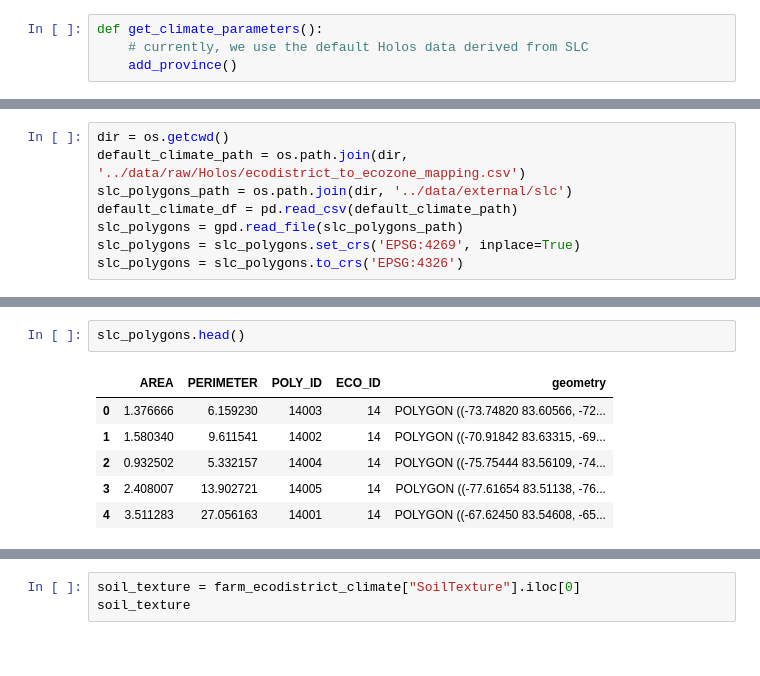
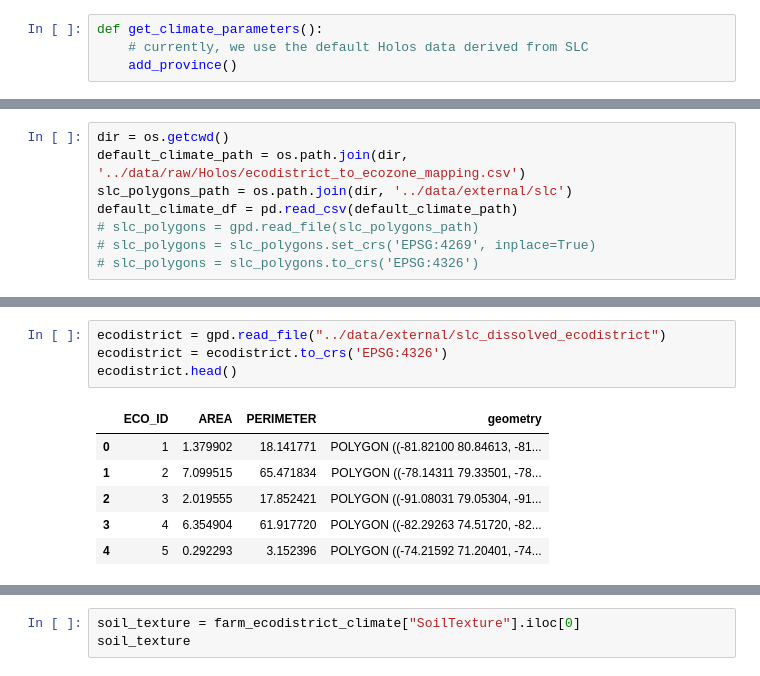
Before and after one commit to ubc-litefarm-datateam/pyHolos-Litefarm, a Jupyter notebook: notebooks/data_loader.ipynb, the cells around one changed output, grey strips where cells are left out. Drawn from its saved outputs; the diff is of its cells as text.

```diff
--- a/notebooks/data_loader.ipynb
+++ b/notebooks/data_loader.ipynb
@@ -230,9 +228,9 @@ dir = os.getcwd()
 default_climate_path = os.path.join(dir, '../data/raw/Holos/ecodistrict_to_ecozone_mapping.csv')
 slc_polygons_path = os.path.join(dir, '../data/external/slc')
 default_climate_df = pd.read_csv(default_climate_path)
-slc_polygons = gpd.read_file(slc_polygons_path)
-slc_polygons = slc_polygons.set_crs('EPSG:4269', inplace=True)
-slc_polygons = slc_polygons.to_crs('EPSG:4326')
+# slc_polygons = gpd.read_file(slc_polygons_path)
+# slc_polygons = slc_polygons.set_crs('EPSG:4269', inplace=True)
+# slc_polygons = slc_polygons.to_crs('EPSG:4326')
 # %%
 default_climate_df.head()
 # %% [output]
@@ -242,14 +240,16 @@ default_climate_df.head()
 | 2 | 371 | Boreal Shield West | Manitoba | 376 | 581 | 0.33 | Black/Gray Chernozem | Fine |
 | 3 | 371 | Boreal Shield West | Ontario | 376 | 581 | 0.33 | Eastern Canada | Fine |
 | 4 | 375 | Boreal Shield West | Manitoba | 411 | 579 | 0.33 | Black/Gray Chernozem | Fine |
-# %%
-slc_polygons.head()
-# %% [output]
-|  | AREA | PERIMETER | POLY_ID | ECO_ID | geometry |
-| 0 | 1.376666 | 6.159230 | 14003 | 14 | POLYGON ((-73.74820 83.60566, -72... |
-| 1 | 1.580340 | 9.611541 | 14002 | 14 | POLYGON ((-70.91842 83.63315, -69... |
-| 2 | 0.932502 | 5.332157 | 14004 | 14 | POLYGON ((-75.75444 83.56109, -74... |
-| 3 | 2.408007 | 13.902721 | 14005 | 14 | POLYGON ((-77.61654 83.51138, -76... |
-| 4 | 3.511283 | 27.056163 | 14001 | 14 | POLYGON ((-67.62450 83.54608, -65... |
+# %%
+ecodistrict = gpd.read_file("../data/external/slc_dissolved_ecodistrict")
+ecodistrict = ecodistrict.to_crs('EPSG:4326')
+ecodistrict.head()
+# %% [output]
+|  | ECO_ID | AREA | PERIMETER | geometry |
+| 0 | 1 | 1.379902 | 18.141771 | POLYGON ((-81.82100 80.84613, -81... |
+| 1 | 2 | 7.099515 | 65.471834 | POLYGON ((-78.14311 79.33501, -78... |
+| 2 | 3 | 2.019555 | 17.852421 | POLYGON ((-91.08031 79.05304, -91... |
+| 3 | 4 | 6.354904 | 61.917720 | POLYGON ((-82.29263 74.51720, -82... |
+| 4 | 5 | 0.292293 | 3.152396 | POLYGON ((-74.21592 71.20401, -74... |
 # %%
 farm_polygons = gpd.sjoin(farm_gdf,
```
Also changed, not shown: parts of 28 cells of this notebook, 17 other files.
